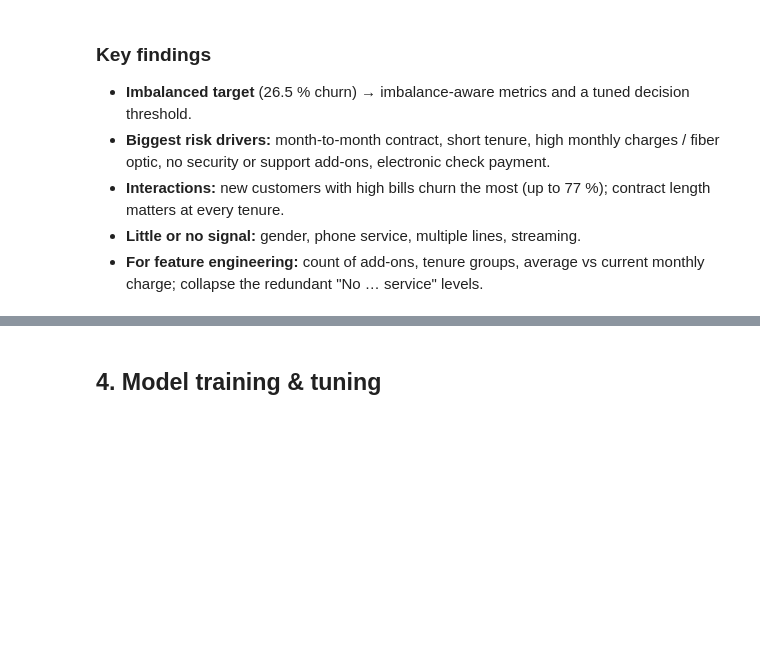
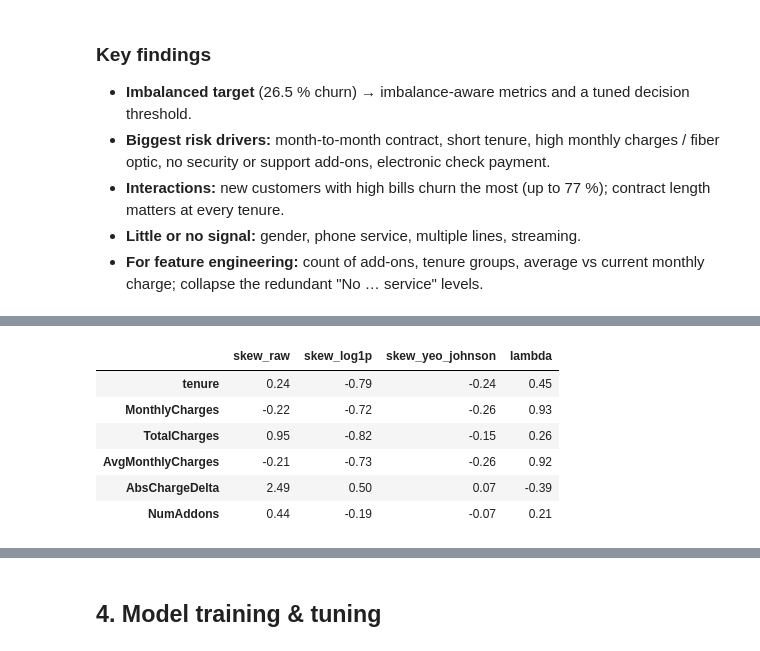
Before and after one commit to aljazfrancic/churn, a Jupyter notebook: churn_prediction.ipynb, the cells around one changed output, grey strips where cells are left out. Drawn from its saved outputs; the diff is of its cells as text; code cells hidden in the pictures; blank space fills up the shorter version.

```diff
--- a/churn_prediction.ipynb
+++ b/churn_prediction.ipynb
@@ -234,0 +285,10 @@ plot_association_matrix(
+# %%
+compare_skewness(features[config.NUMERIC_COLUMNS + config.NEW_NUMERIC_COLUMNS]).round(2)
+# %% [output]
+|  | skew_raw | skew_log1p | skew_yeo_johnson | lambda |
+| tenure | 0.24 | -0.79 | -0.24 | 0.45 |
+| MonthlyCharges | -0.22 | -0.72 | -0.26 | 0.93 |
+| TotalCharges | 0.95 | -0.82 | -0.15 | 0.26 |
+| AvgMonthlyCharges | -0.21 | -0.73 | -0.26 | 0.92 |
+| AbsChargeDelta | 2.49 | 0.50 | 0.07 | -0.39 |
+| NumAddons | 0.44 | -0.19 | -0.07 | 0.21 |
```
Also changed, not shown: parts of 12 cells of this notebook, 8 other files.
